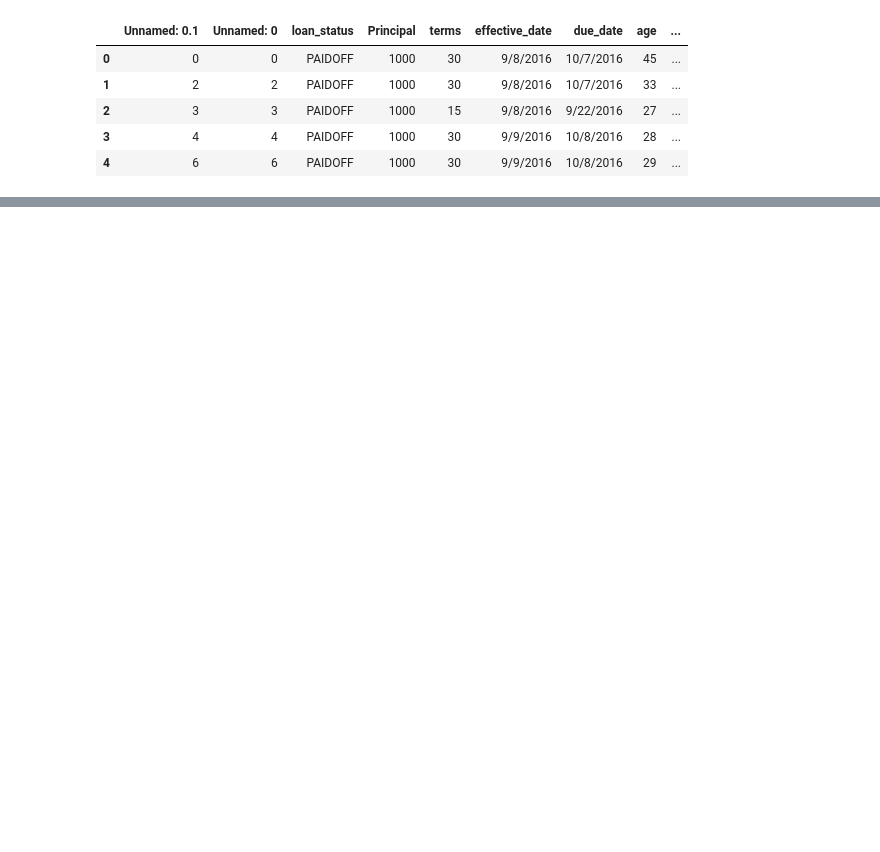
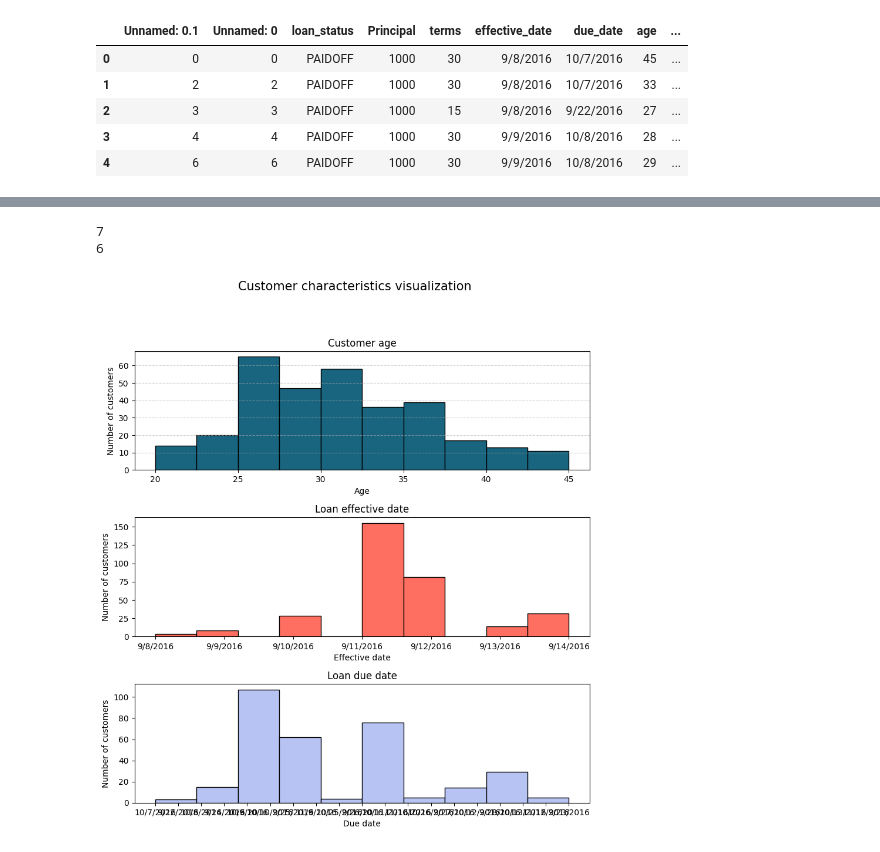
Before and after one commit to dalimvc/Clustering-and-Classification-Models, a Jupyter notebook: DS24-Classification-b21dalmi.ipynb, the cells around one changed output, grey strips where cells are left out. Cells and saved outputs as stored; diff of their text form; code cells hidden in the pictures; blank space fills up the shorter version.

```diff
--- a/DS24-Classification-b21dalmi.ipynb
+++ b/DS24-Classification-b21dalmi.ipynb
@@ -48,0 +182,36 @@ df.head()
+# %%
+#displaying age count for age over 45 and less than 21 and droping them
+print(df[df['age'] > 45].shape[0])
+print(df[df['age'] < 21].shape[0])
+
+df = df.drop(df[df['age'] > 45].index)
+df = df.drop(df[df['age'] < 20].index)
+# %% [output]
+7
+6
+# %%
+fig, axs = plt.subplots(3, 1, figsize=(10, 10))
+axs = axs.flatten()
+
+axs[0].hist(df['age'], bins=10, color=colors[0], edgecolor='black')
+axs[0].set_title("Customer age")
+axs[0].set_xlabel("Age")
+axs[0].set_ylabel("Number of customers")
+axs[0].grid(axis='y', linestyle='--', alpha=0.6)
+
+axs[1].hist(df['effective_date'], color=colors[1], edgecolor='black')
+axs[1].set_title("Loan effective date")
+axs[1].set_xlabel("Effective date")
+axs[1].set_ylabel("Number of customers")
+
+
+axs[2].hist(df['due_date'], color=colors[2], edgecolor='black')
+axs[2].set_title("Loan due date")
+axs[2].set_xlabel("Due date")
+axs[2].set_ylabel("Number of customers")
+
+plt.suptitle("Customer characteristics visualization", fontsize=15, y=1.0)
+plt.subplots_adjust(hspace=0.4, wspace=0.3)
+plt.show()
+# %% [output]
+[figure, added]
```
Also changed, not shown: parts of 11 cells of this notebook, 1 other file.
